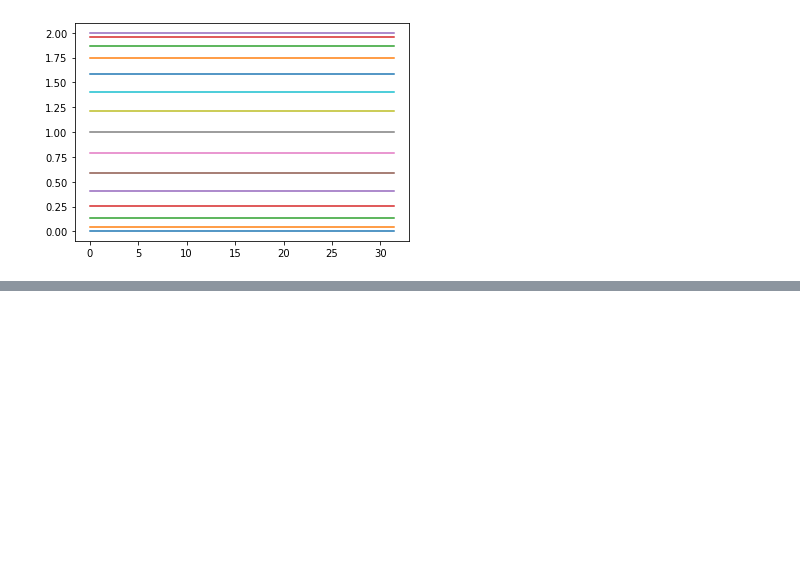
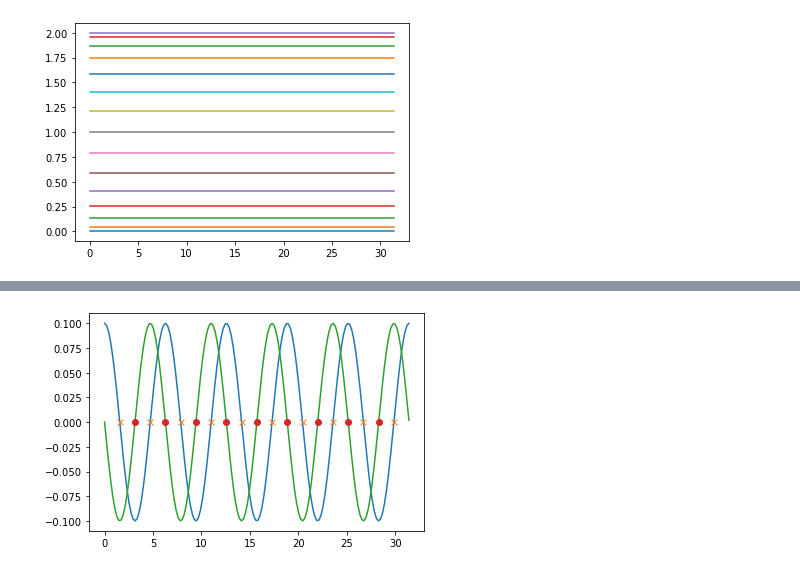
Before and after one commit to richmf/Fisica-Computacional-clases, a Jupyter notebook: Mapeo1.ipynb, the cells around one changed output, grey strips where cells are left out. Saved outputs shown, nothing was run; the diff lists cells and outputs as text; code cells hidden in the pictures; blank space fills up the shorter version.

```diff
--- a/Mapeo1.ipynb
+++ b/Mapeo1.ipynb
@@ -73,0 +82,37 @@ show()
+# %%
+def intervalos_raices_N(x,f):
+    contador = []
+    for i in range(len(f)-1):
+        if f[i]*f[i+1] < 0:
+            contador.append(x[i])
+    return array(contador)
+
+def raiz_Newton( f , x0 , comp , error=1e-6):
+    f0 , dif , h = 2*error , 2*error ,  1e-2
+    while abs(f0) > error and dif > error:
+        x0_old = x0
+        f0 = f(x0)[comp]
+        df0 = (f(x0+h)[comp]-f(x0-h)[comp])/(2*h)
+        x0 = x0 - f0/df0
+        dif = abs(x0 - x0_old)
+    return x0
+
+def raices_f(f,x0s,comp):
+    raices = zeros_like(x0s)
+    for i in range(len(x0s)):
+        raices[i] = raiz_Newton(f,x0s[i],comp)
+    return raices
+# %%
+pt_ini = intervalos_raices_N(t,th)
+x0s = raices_f(tray_f[0],pt_ini,0)
+plot(t,th)
+plot(x0s,np.zeros(len(x0s)),'x')
+
+pt_ini = intervalos_raices_N(t,vth)
+x0s = raices_f(tray_f[0],pt_ini,1)
+plot(t,vth)
+plot(x0s,np.zeros(len(x0s)),'o')
+
+show()
+# %% [output]
+[figure, added]
```
Also changed, not shown: parts of 3 cells of this notebook.
